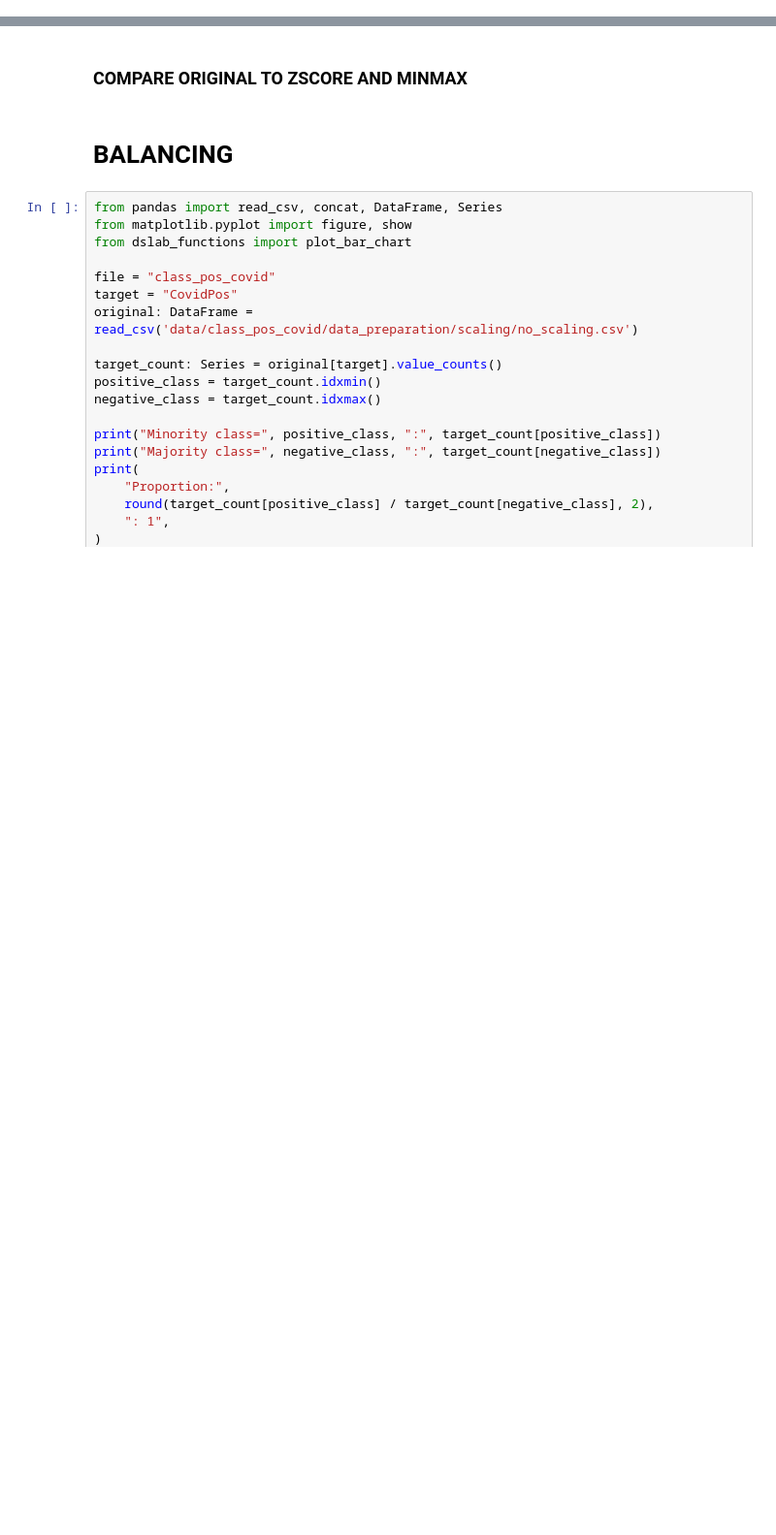
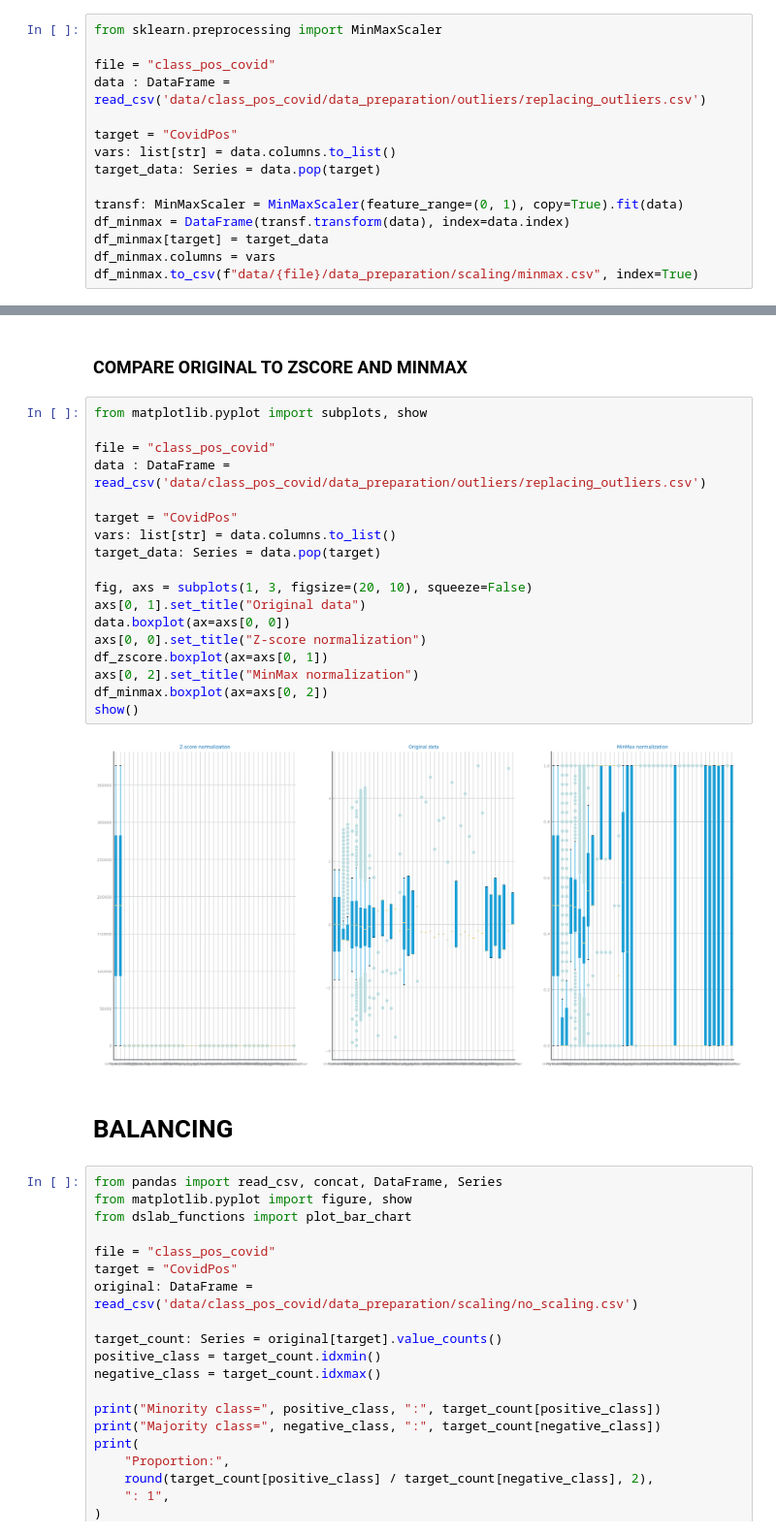
Before and after one commit to raquelfmcardoso/datascience-2023-2024-project, a Jupyter notebook: classification/covid_datapreparation.ipynb, the cells around one changed output, grey strips where cells are left out. Shown: that part at 97% size. Drawn from its saved outputs; the diff is of its cells as text; blank space fills up the shorter version.

```diff
--- a/classification/covid_datapreparation.ipynb
+++ b/classification/covid_datapreparation.ipynb
@@ -471,5 +575,20 @@ show()
 # %% [markdown]
 ### MINMAX SCALER
+# %%
+from sklearn.preprocessing import MinMaxScaler
+
+file = "class_pos_covid"
+data : DataFrame = read_csv('data/class_pos_covid/data_preparation/outliers/replacing_outliers.csv')
+
+target = "CovidPos"
+vars: list[str] = data.columns.to_list()
+target_data: Series = data.pop(target)
+
+transf: MinMaxScaler = MinMaxScaler(feature_range=(0, 1), copy=True).fit(data)
+df_minmax = DataFrame(transf.transform(data), index=data.index)
+df_minmax[target] = target_data
+df_minmax.columns = vars
+df_minmax.to_csv(f"data/{file}/data_preparation/scaling/minmax.csv", index=True)
 # %%
 def evaluate_knn(
     train: DataFrame, test: DataFrame, target: str = "class", metric: str = "accuracy"
@@ -539,5 +674,25 @@ show()
 # %% [markdown]
 ### COMPARE ORIGINAL TO ZSCORE AND MINMAX
+# %%
+from matplotlib.pyplot import subplots, show
+
+file = "class_pos_covid"
+data : DataFrame = read_csv('data/class_pos_covid/data_preparation/outliers/replacing_outliers.csv')
+
+target = "CovidPos"
+vars: list[str] = data.columns.to_list()
+target_data: Series = data.pop(target)
+
+fig, axs = subplots(1, 3, figsize=(20, 10), squeeze=False)
+axs[0, 1].set_title("Original data")
+data.boxplot(ax=axs[0, 0])
+axs[0, 0].set_title("Z-score normalization")
+df_zscore.boxplot(ax=axs[0, 1])
+axs[0, 2].set_title("MinMax normalization")
+df_minmax.boxplot(ax=axs[0, 2])
+show()
+# %% [output]
+[figure, added]
 # %% [markdown]
 # BALANCING
 # %%
```
Also changed, not shown: parts of 25 cells of this notebook, 11 other files.
